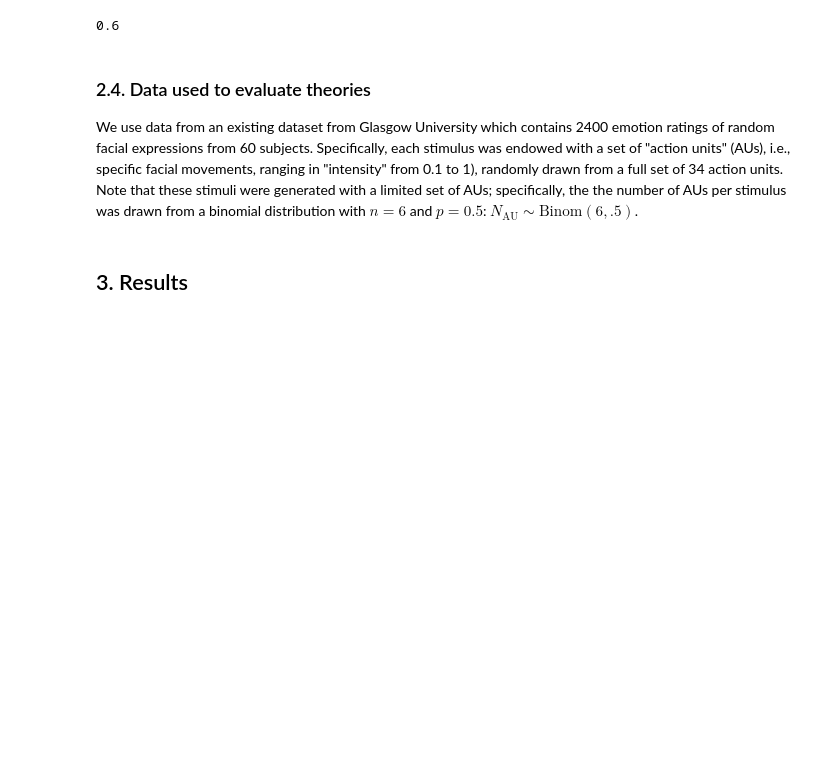
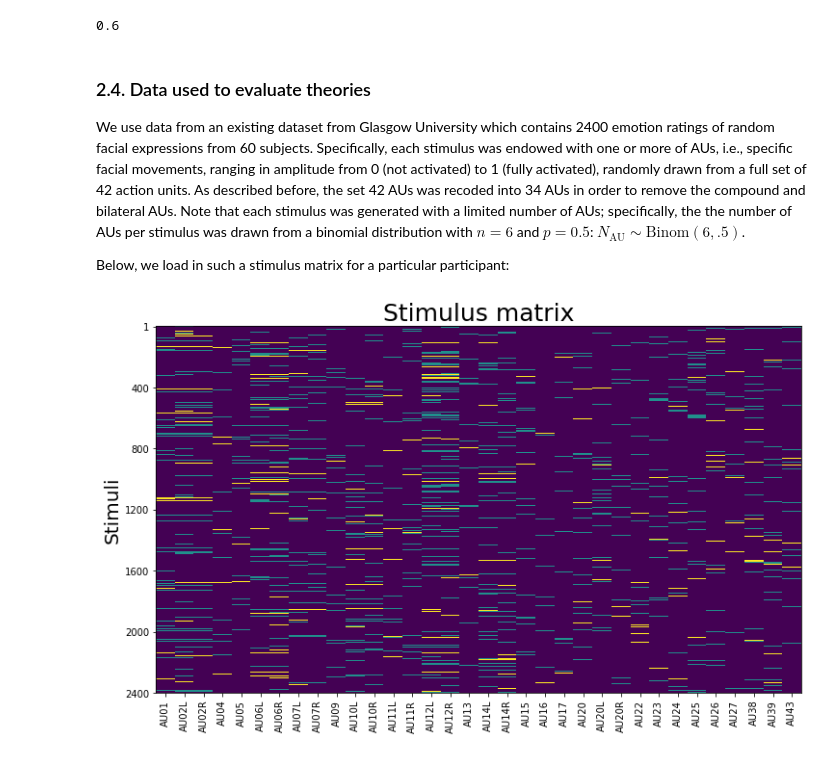
Before and after one commit to lukassnoek/hypothesis-kernel-analysis, a Jupyter notebook: notebooks/theory_kernel_analysis.ipynb, the cells around one changed output. Saved outputs shown, nothing was run; the diff lists cells and outputs as text; code cells hidden in the pictures; blank space fills up the shorter version.

Commit message:
Update with intensity results

```diff
--- a/notebooks/theory_kernel_analysis.ipynb
+++ b/notebooks/theory_kernel_analysis.ipynb
@@ -560,6 +589,17 @@ np.max(S_i @ T_anger[0, :].T)
 0.6
 # %% [markdown]
 ### 2.4. Data used to evaluate theories
-We use data from an existing dataset from Glasgow University which contains 2400 emotion ratings of random facial expressions from 60 subjects. Specifically, each stimulus was endowed with a set of "action units" (AUs), i.e., specific facial movements, ranging in "intensity" from 0.1 to 1), randomly drawn from a full set of 34 action units. Note that these stimuli were generated with a limited set of AUs; specifically, the the number of AUs per stimulus was drawn from a binomial distribution with $n=6$ and $p=0.5$: $N_{\mathrm{AU}} \sim \mathrm{Binom}(6, .5)$.
+We use data from an existing dataset from Glasgow University which contains 2400 emotion ratings of random facial expressions from 60 subjects. Specifically, each stimulus was endowed with one or more of AUs, i.e., specific facial movements, ranging in amplitude from 0 (not activated) to 1 (fully activated), randomly drawn from a full set of 42 action units. As described before, the set 42 AUs was recoded into 34 AUs in order to remove the compound and bilateral AUs. Note that each stimulus was generated with a limited number of AUs; specifically, the the number of AUs per stimulus was drawn from a binomial distribution with $n=6$ and $p=0.5$: $N_{\mathrm{AU}} \sim \mathrm{Binom}(6, .5)$.
+
+Below, we load in such a stimulus matrix for a particular participant:
-# %% [markdown]
-## 3. Results
+# %%
+df = pd.read_csv('../data/ratings/sub-42_ratings.tsv', sep='\t', index_col=0)
+
+plt.figure(figsize=(12, 7))
+plt.imshow(df.iloc[:, :-2], aspect='auto');
+plt.yticks(np.append(np.arange(400, 2401, 400), 1))
+plt.xticks(np.arange(34), df.columns[:-2], rotation=90)
+plt.ylabel("Stimuli", fontsize=20)
+plt.title("Stimulus matrix", fontsize=25);
+# %% [output]
+[figure, added]
```
Also changed, not shown: parts of 33 cells of this notebook.
